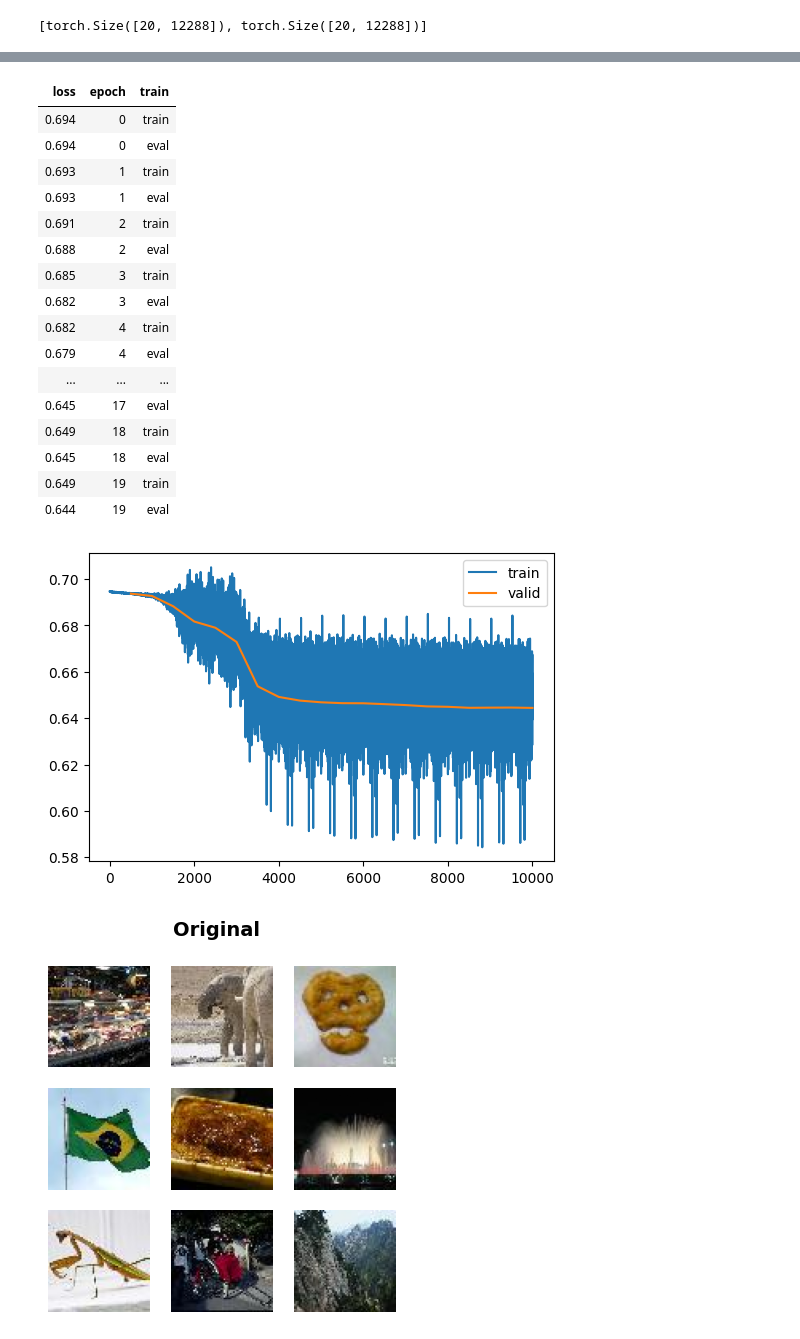
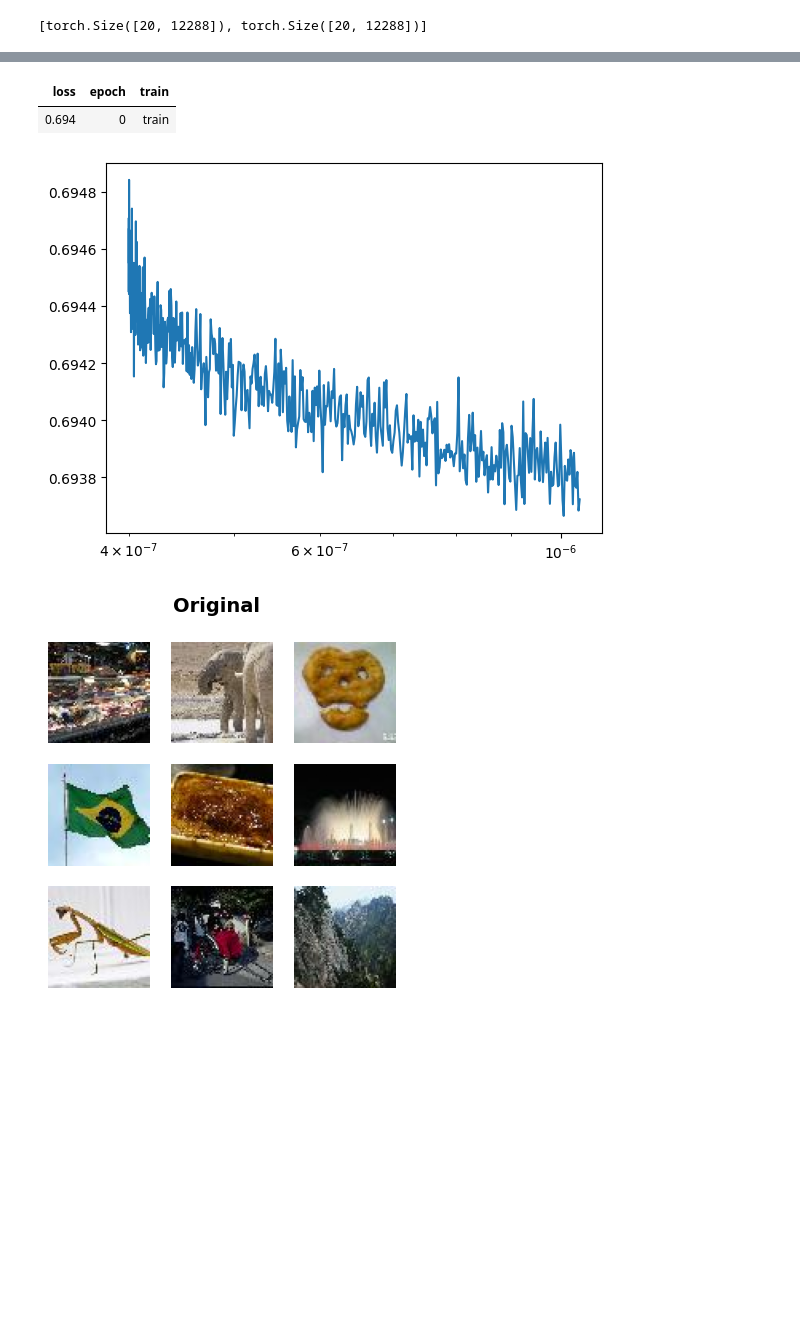
Before and after one commit to dumbdude00/dumbAI, a Jupyter notebook: GalvanizedHeart_nbs/05_VAE.ipynb, the cells around one changed output, grey strips where cells are left out. Cells and saved outputs as stored; diff of their text form; code cells hidden in the pictures; blank space fills up the shorter version.

```diff
--- a/GalvanizedHeart_nbs/05_VAE.ipynb
+++ b/GalvanizedHeart_nbs/05_VAE.ipynb
@@ -143,29 +128,14 @@ epochs = 20
 tmax = epochs * len(dls.train)
 sched = partial(lr_scheduler.OneCycleLR, max_lr=lr, total_steps=tmax)
 cbs = [DeviceCB(), ProgressCB(plot=True), MetricsCB(), BatchSchedCB(sched), MixedPrecision()]
-model = VAE(ni, ni//2, ni//4)
+model = VAE(ni, ni//4, ni//8)
 learn = Learner(model, dls, vae_loss, lr=lr, cbs=cbs, opt_func=opt_func)
 # %%
-learn.fit(epochs)
+learn.fit(1)
 # %% [output]
 | loss | epoch | train |
 | 0.694 | 0 | train |
-| 0.694 | 0 | eval |
-| 0.693 | 1 | train |
-| 0.693 | 1 | eval |
-| 0.691 | 2 | train |
-| 0.688 | 2 | eval |
-| 0.685 | 3 | train |
-| 0.682 | 3 | eval |
-| 0.682 | 4 | train |
-| 0.679 | 4 | eval |
-| ... | ... | ... |
-| 0.645 | 17 | eval |
-| 0.649 | 18 | train |
-| 0.645 | 18 | eval |
-| 0.649 | 19 | train |
-| 0.644 | 19 | eval |
-[figure, old version]
+[figure, new version]
 # %%
 show_images(xb[:9].reshape(9,3,64,64), imsize=1.5, title='Original');
 # %% [output]
```
Also changed, not shown: parts of 3 cells of this notebook, 4 other files.
